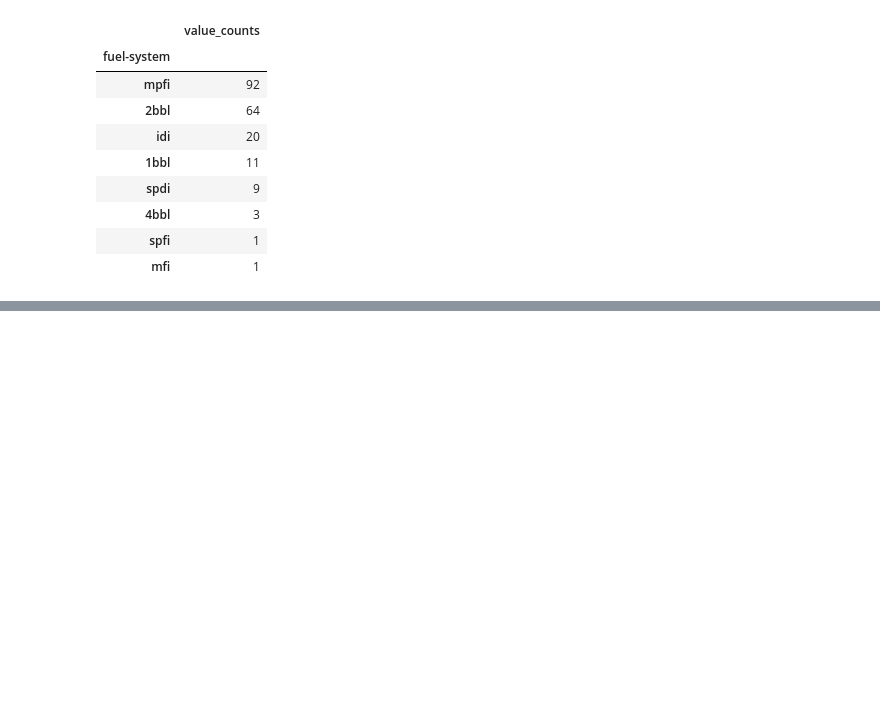
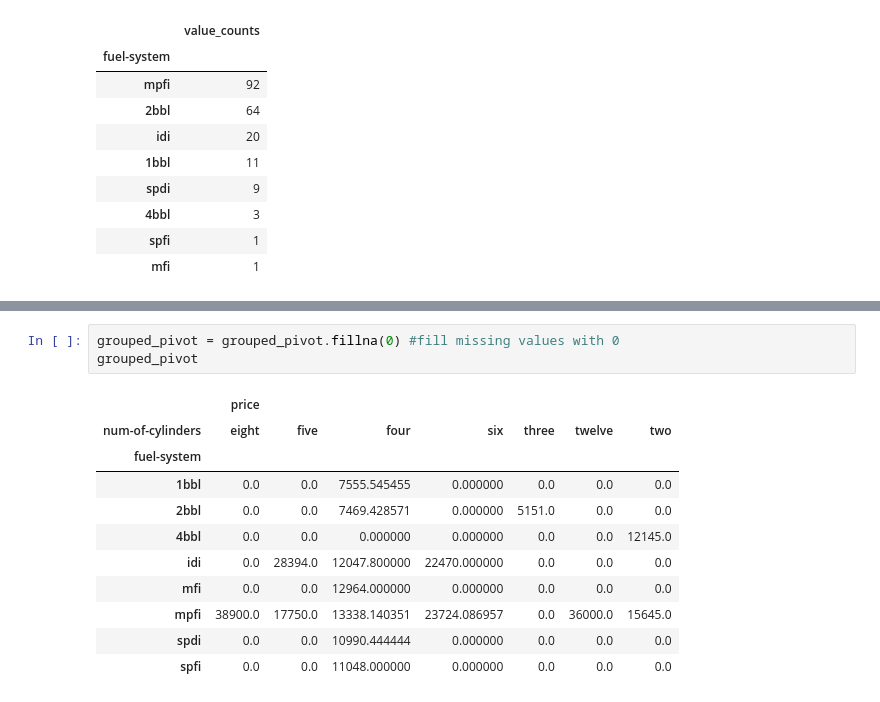
Before and after one commit to Marialeonor88/ciencia_datos_mod3_s01, a Jupyter notebook: Analsis_descriptivo_datos.ipynb, the cells around one changed output, grey strips where cells are left out. Drawn from its saved outputs; the diff is of its cells as text; blank space fills up the shorter version.

```diff
--- a/Analsis_descriptivo_datos.ipynb
+++ b/Analsis_descriptivo_datos.ipynb
@@ -146,0 +263,15 @@ drive_wheels_counts
+# %%
+grouped_pivot = grouped_pivot.fillna(0) #fill missing values with 0
+grouped_pivot
+# %% [output]
+|  | price |  |  |  |  |  |  |
+| num-of-cylinders | eight | five | four | six | three | twelve | two |
+| fuel-system |  |  |  |  |  |  |  |
+| 1bbl | 0.0 | 0.0 | 7555.545455 | 0.000000 | 0.0 | 0.0 | 0.0 |
+| 2bbl | 0.0 | 0.0 | 7469.428571 | 0.000000 | 5151.0 | 0.0 | 0.0 |
+| 4bbl | 0.0 | 0.0 | 0.000000 | 0.000000 | 0.0 | 0.0 | 12145.0 |
+| idi | 0.0 | 28394.0 | 12047.800000 | 22470.000000 | 0.0 | 0.0 | 0.0 |
+| mfi | 0.0 | 0.0 | 12964.000000 | 0.000000 | 0.0 | 0.0 | 0.0 |
+| mpfi | 38900.0 | 17750.0 | 13338.140351 | 23724.086957 | 0.0 | 36000.0 | 15645.0 |
+| spdi | 0.0 | 0.0 | 10990.444444 | 0.000000 | 0.0 | 0.0 | 0.0 |
+| spfi | 0.0 | 0.0 | 11048.000000 | 0.000000 | 0.0 | 0.0 | 0.0 |
```
Also changed, not shown: parts of 9 cells of this notebook.
